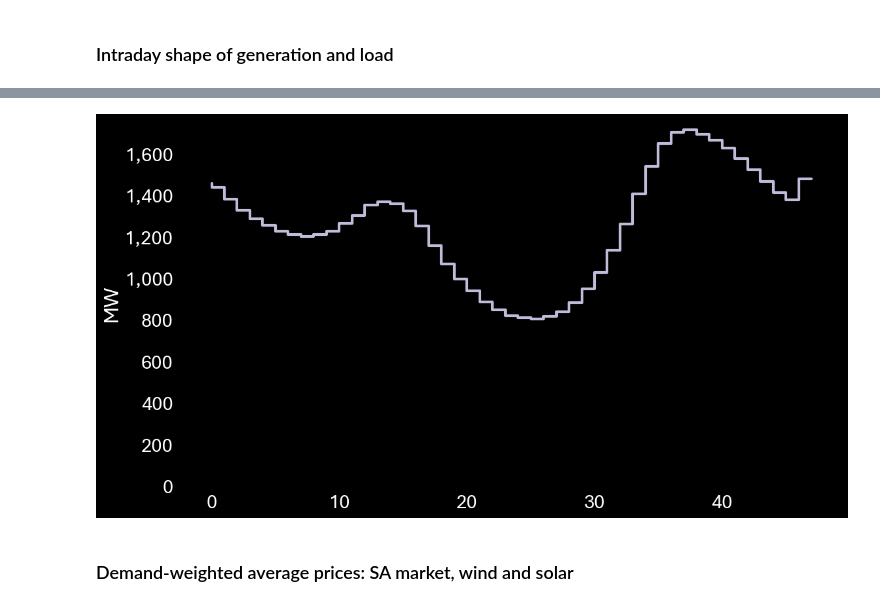
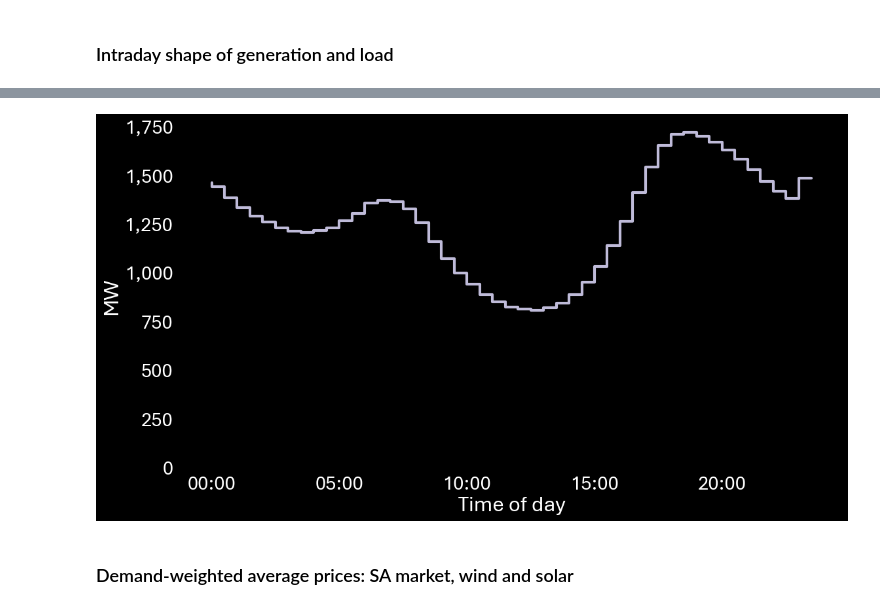
Before and after one commit to MarkusMannheim/contract_modelling, a Jupyter notebook: data_preparation.ipynb, the cells around one changed output, grey strips where cells are left out. Drawn from its saved outputs; the diff is of its cells as text; code cells hidden in the pictures.

```diff
--- a/data_preparation.ipynb
+++ b/data_preparation.ipynb
@@ -411,9 +411,11 @@ for i, tech in enumerate(["Wind", "Solar"]):
         color=f"C{i}",
         label=tech)
 plt.ylabel("MW")
+plt.xlabel("Time of day")
 plt.ylim(0)
 plt.legend()
 ax.yaxis.set_major_formatter(lambda x, p: f"{x:,.0f}")
+ax.xaxis.set_major_formatter(lambda x, p: f"{pd.to_datetime('2025-01-01') + pd.DateOffset(minutes=x * 30):%H:%M}")
 for frame in ["top", "right", "bottom", "left"]:
     ax.spines[frame].set_visible(False)
 plt.show()
@@ -423,34 +425,36 @@ save_figure(fig, "sa_mean_intraday_generation", charts_dir)
 # %%
 # Prepare load data
 sa_demand_and_prices["30-min interval"] = sa_demand_and_prices.index.hour * 2 + sa_demand_and_prices.index.minute // 30
 chart_data = sa_demand_and_prices.pivot_table(
     index="30-min interval",
     values="Total demand",
     aggfunc="mean")
 
 # Save intraday generation data
 chart_data.to_csv(
     os.path.join(data_dir, "sa_mean_intraday_load.csv"))
 
 # Plot intraday generation
 fig, ax = plt.subplots(
     figsize=(12, 6.75),
     tight_layout=True)
 ax.step(
     x=chart_data.index,
     y=chart_data["Total demand"],
     where="pre",
     linewidth=3,
     color="C2")
 plt.ylabel("MW")
+plt.xlabel("Time of day")
 plt.ylim(0)
 ax.yaxis.set_major_formatter(lambda x, p: f"{x:,.0f}")
+ax.xaxis.set_major_formatter(lambda x, p: f"{pd.to_datetime('2025-01-01') + pd.DateOffset(minutes=x * 30):%H:%M}")
 for frame in ["top", "right", "bottom", "left"]:
     ax.spines[frame].set_visible(False)
 plt.show()
 save_figure(fig, "sa_mean_intraday_load", charts_dir)
 # %% [output]
-[figure, old version]
+[figure, new version]
 # %% [markdown]
 ### Demand-weighted average prices: SA market, wind and solar
 # %%
```
Also changed, not shown: parts of 1 cell of this notebook, 1 other file.
